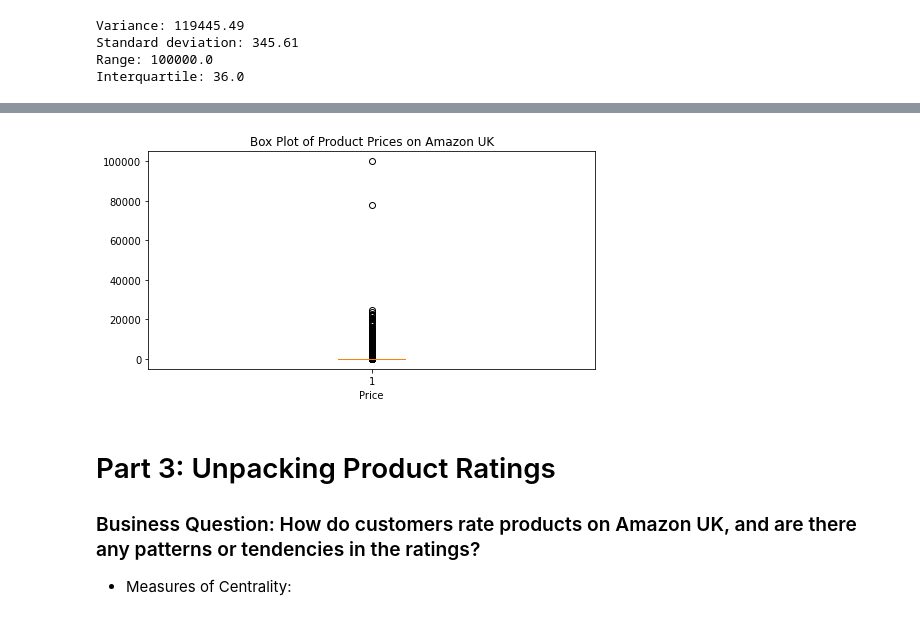
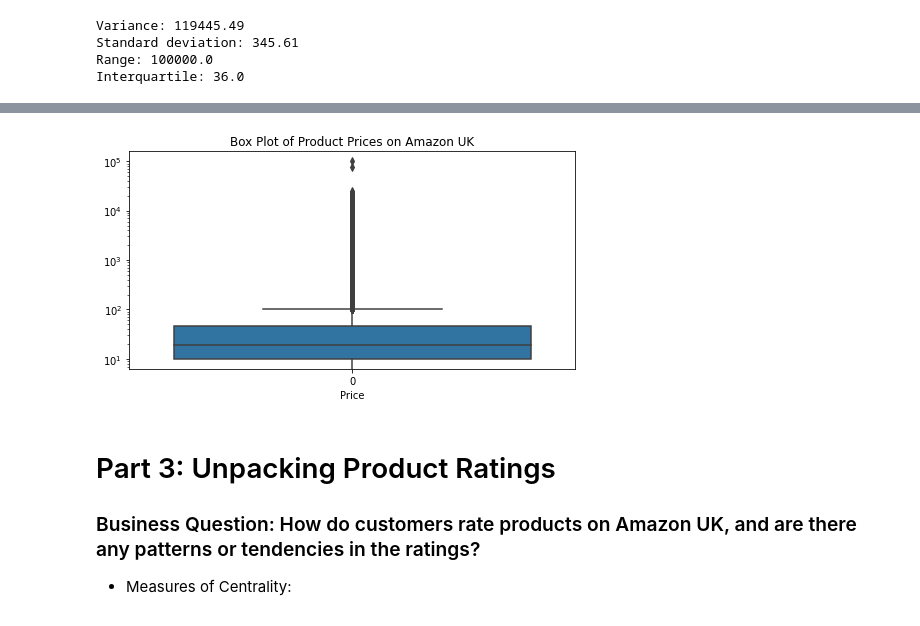
Before and after one commit to AillaSouza/lab-eda-univariate, a Jupyter notebook: lab-eda-univariate.solved.ipynb, the cells around one changed output, grey strips where cells are left out. Saved outputs shown, nothing was run; the diff lists cells and outputs as text; code cells hidden in the pictures.

```diff
--- a/lab-eda-univariate.solved.ipynb
+++ b/lab-eda-univariate.solved.ipynb
@@ -173,11 +157,12 @@ plt.show()
 # %%
 plt.figure(figsize=(8, 4))
-plt.boxplot(data=df, x='price')
+sns.boxplot(data=df.price)
+plt.yscale('log')
 plt.title('Box Plot of Product Prices on Amazon UK')
 plt.xlabel('Price')
 plt.show()
 # %% [output]
-[figure, old version]
+[figure, new version]
 # %% [markdown]
 # Part 3: Unpacking Product Ratings
 ### Business Question: How do customers rate products on Amazon UK, and are there any patterns or tendencies in the ratings?
```
Also changed, not shown: parts of 22 cells of this notebook.
